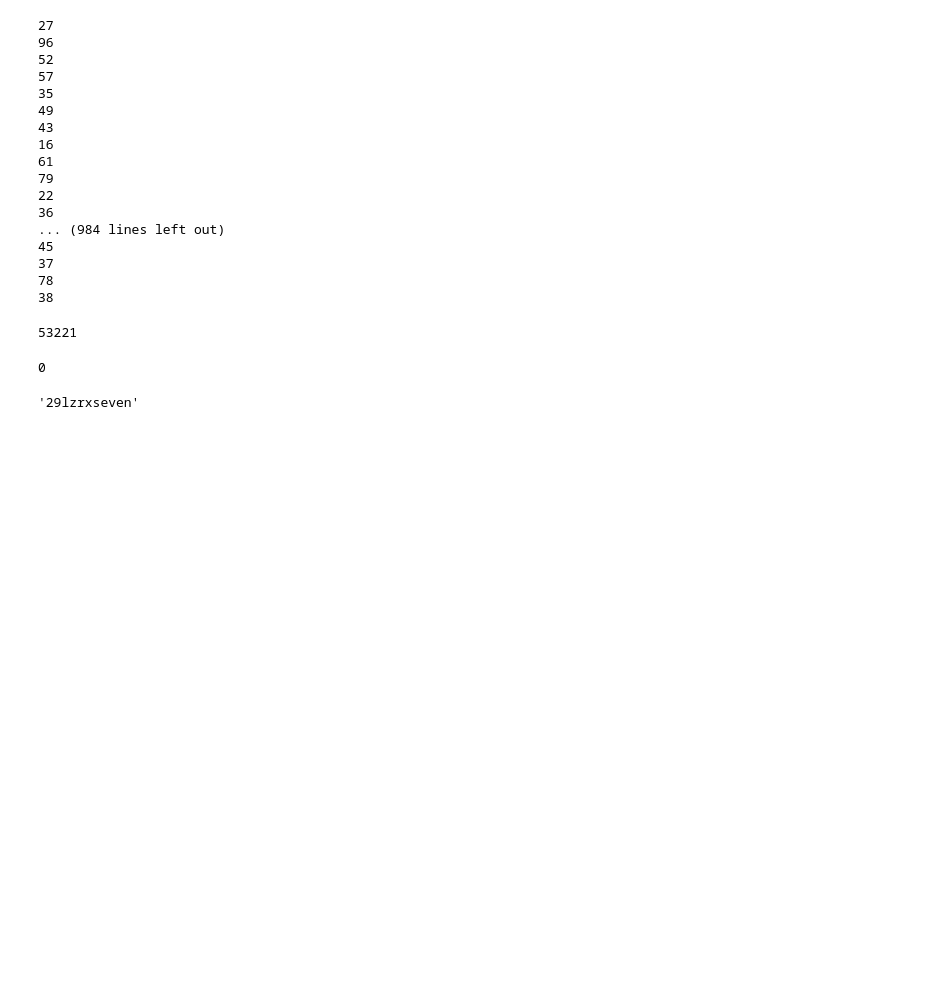
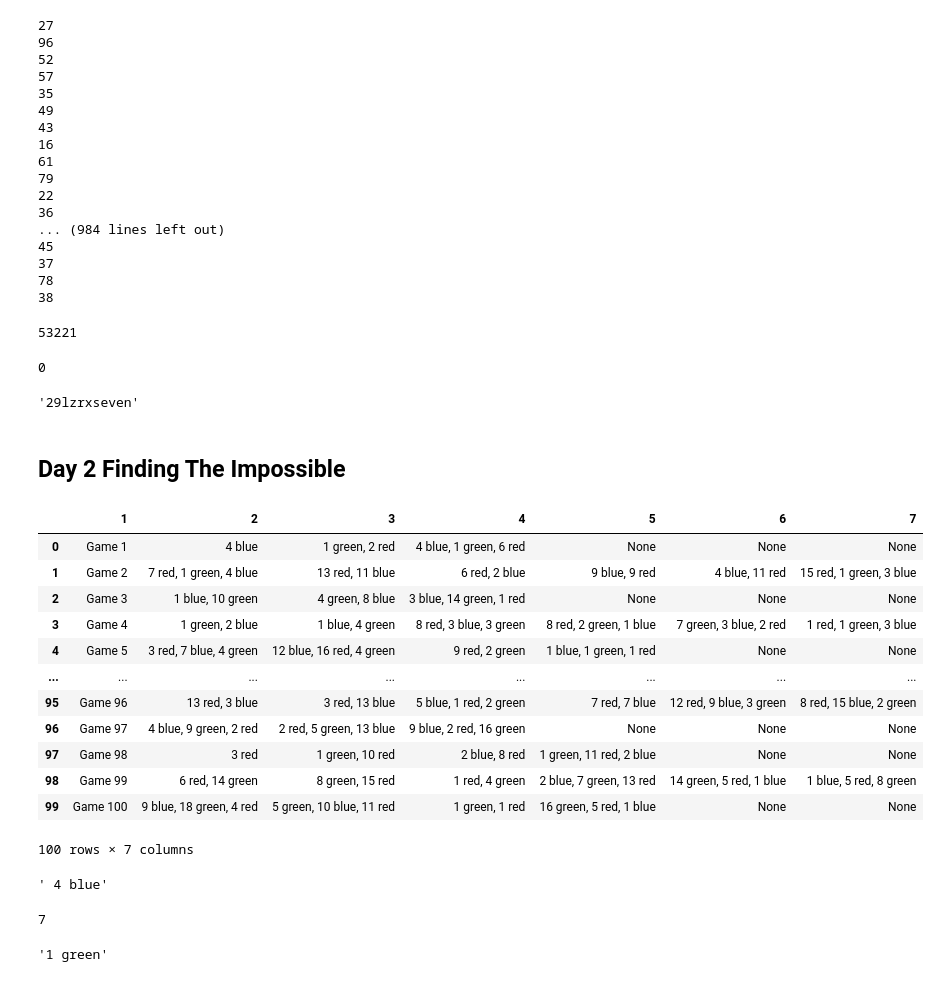
Before and after one commit to nurfnick/AdventOfCode2023, a Jupyter notebook: PythonCode.ipynb, the cells around one changed output. Saved outputs shown, nothing was run; the diff lists cells and outputs as text; code cells hidden in the pictures; blank space fills up the shorter version.

Commit message:
successful day 2.  Lots of difficulty reading this data...

```diff
--- a/PythonCode.ipynb
+++ b/PythonCode.ipynb
@@ -160,3 +160,28 @@ k
 fullString
 # %% [output]
 '29lzrxseven'
+# %% [markdown]
+## Day 2 Finding The Impossible
+# %%
+data = pa.read_csv('https://raw.githubusercontent.com/nurfnick/AdventOfCode2023/main/input2', names=['1', '2', '3','4','5','6','7'],
+                     sep=':|;', engine='python')
+# %%
+data
+# %% [output]
+|  | 1 | 2 | 3 | 4 | 5 | 6 | 7 |
+| 0 | Game 1 | 4 blue | 1 green, 2 red | 4 blue, 1 green, 6 red | None | None | None |
+| 1 | Game 2 | 7 red, 1 green, 4 blue | 13 red, 11 blue | 6 red, 2 blue | 9 blue, 9 red | 4 blue, 11 red | 15 red, 1 green, 3 blue |
+| 2 | Game 3 | 1 blue, 10 green | 4 green, 8 blue | 3 blue, 14 green, 1 red | None | None | None |
+| 3 | Game 4 | 1 green, 2 blue | 1 blue, 4 green | 8 red, 3 blue, 3 green | 8 red, 2 green, 1 blue | 7 green, 3 blue, 2 red | 1 red, 1 green, 3 blue |
+| 4 | Game 5 | 3 red, 7 blue, 4 green | 12 blue, 16 red, 4 green | 9 red, 2 green | 1 blue, 1 green, 1 red | None | None |
+| ... | ... | ... | ... | ... | ... | ... | ... |
+| 95 | Game 96 | 13 red, 3 blue | 3 red, 13 blue | 5 blue, 1 red, 2 green | 7 red, 7 blue | 12 red, 9 blue, 3 green | 8 red, 15 blue, 2 green |
+| 96 | Game 97 | 4 blue, 9 green, 2 red | 2 red, 5 green, 13 blue | 9 blue, 2 red, 16 green | None | None | None |
+| 97 | Game 98 | 3 red | 1 green, 10 red | 2 blue, 8 red | 1 green, 11 red, 2 blue | None | None |
+| 98 | Game 99 | 6 red, 14 green | 8 green, 15 red | 1 red, 4 green | 2 blue, 7 green, 13 red | 14 green, 5 red, 1 blue | 1 blue, 5 red, 8 green |
+| 99 | Game 100 | 9 blue, 18 green, 4 red | 5 green, 10 blue, 11 red | 1 green, 1 red | 16 green, 5 red, 1 blue | None | None |
+100 rows × 7 columns
+# %%
+data.iloc[0,1]
+# %% [output]
+' 4 blue'
@@ -162,0 +190,8 @@ fullString
+# %%
+data.iloc[0,2].strip().find(',')
+# %% [output]
+7
+# %%
+data.iloc[0,2].strip()[:data.iloc[0,2].strip().find(',')]
+# %% [output]
+'1 green'
```
Also changed, not shown: parts of 26 cells of this notebook.
